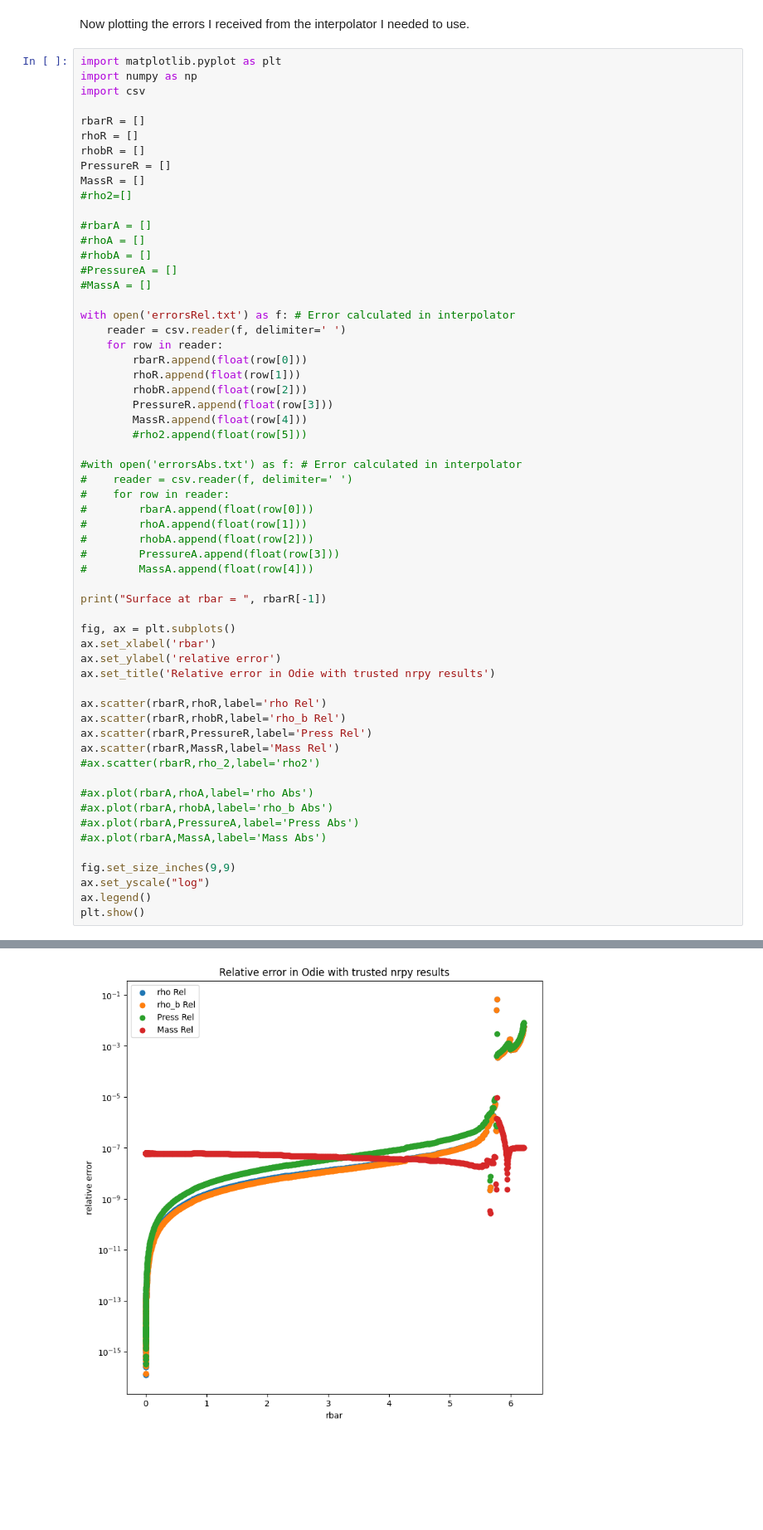
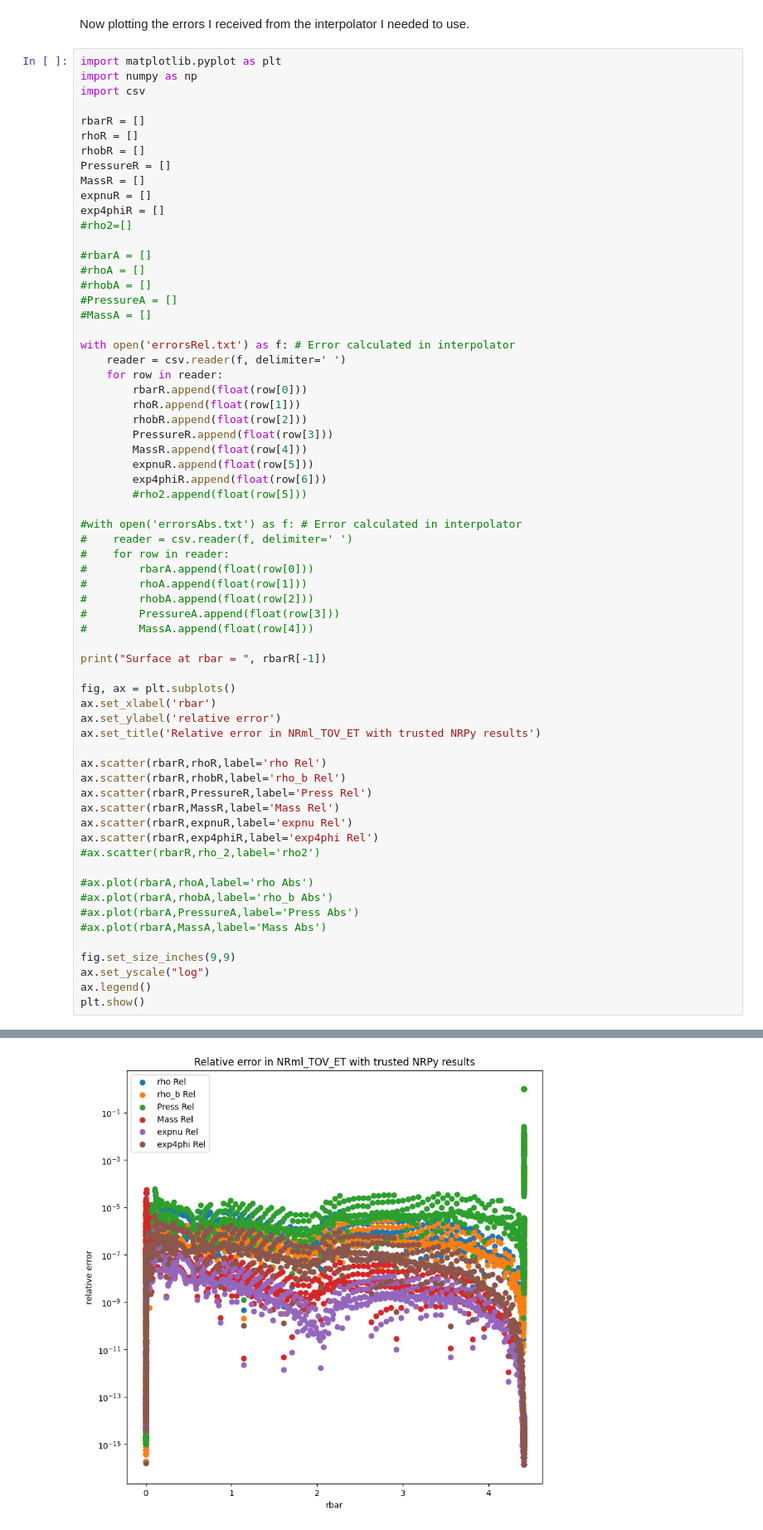
Before and after one commit to dboyer7/TOVola, a Jupyter notebook: NRml_TOV/TOVplotter.ipynb, the cells around one changed output, grey strips where cells are left out. Shown at 83% size. Cells and saved outputs as stored; diff of their text form; blank space fills up the shorter version.

```diff
--- a/NRml_TOV/TOVplotter.ipynb
+++ b/NRml_TOV/TOVplotter.ipynb
@@ -55,6 +55,8 @@ rhoR = []
 rhobR = []
 PressureR = []
 MassR = []
+expnuR = []
+exp4phiR = []
 #rho2=[]
 
 #rbarA = []
@@ -71,6 +73,8 @@ with open('errorsRel.txt') as f: # Error calculated in interpolator
         rhobR.append(float(row[2]))
         PressureR.append(float(row[3]))
         MassR.append(float(row[4]))
+        expnuR.append(float(row[5]))
+        exp4phiR.append(float(row[6]))
         #rho2.append(float(row[5]))
 
 #with open('errorsAbs.txt') as f: # Error calculated in interpolator
@@ -87,12 +91,14 @@ print("Surface at rbar = ", rbarR[-1])
 fig, ax = plt.subplots()
 ax.set_xlabel('rbar')
 ax.set_ylabel('relative error')
-ax.set_title('Relative error in Odie with trusted nrpy results')
+ax.set_title('Relative error in NRml_TOV_ET with trusted NRPy results')
 
 ax.scatter(rbarR,rhoR,label='rho Rel')
 ax.scatter(rbarR,rhobR,label='rho_b Rel')
 ax.scatter(rbarR,PressureR,label='Press Rel')
 ax.scatter(rbarR,MassR,label='Mass Rel')
+ax.scatter(rbarR,expnuR,label='expnu Rel')
+ax.scatter(rbarR,exp4phiR,label='exp4phi Rel')
 #ax.scatter(rbarR,rho_2,label='rho2')
 
 #ax.plot(rbarA,rhoA,label='rho Abs')
@@ -109 +115 @@ Surface at rbar =  6.209627
-[figure, old version]
+[figure, new version]
```
Also changed, not shown: parts of 2 cells of this notebook, 45 other files.
